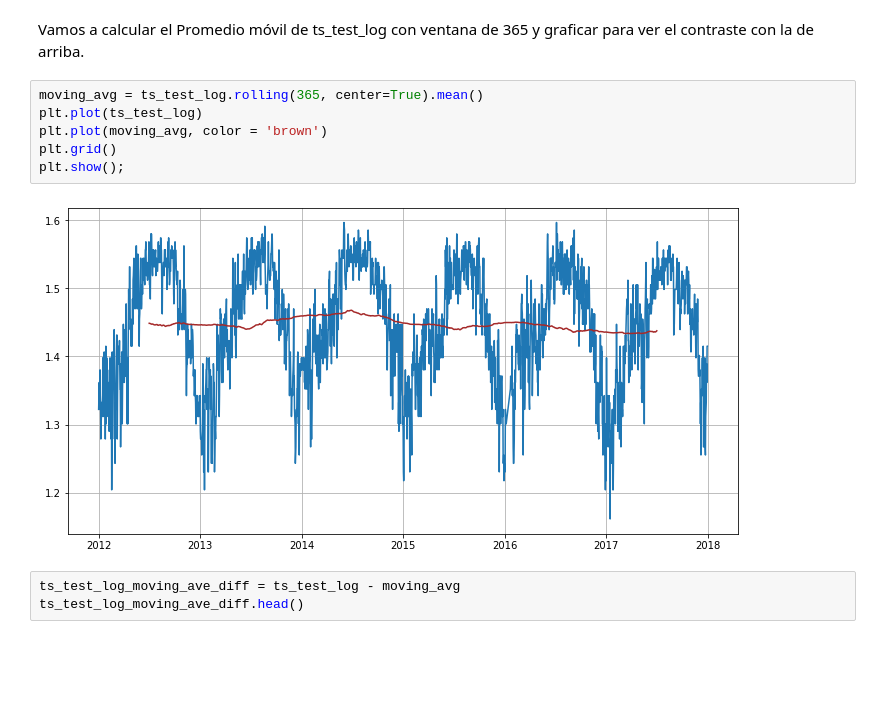
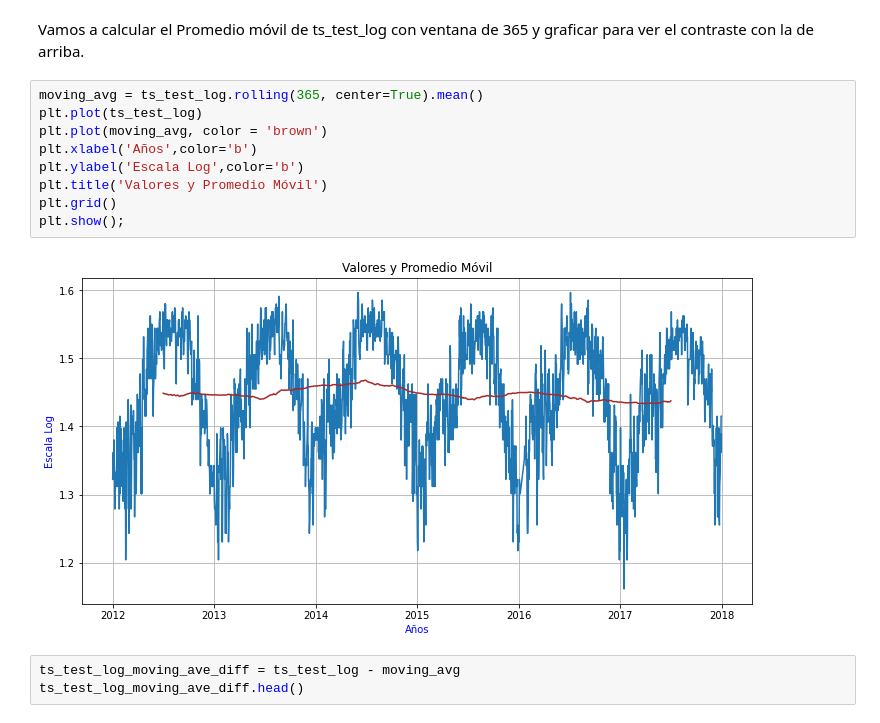
Before and after one commit to carloslizarragac/FisicaComputacional1, a Jupyter notebook: Actividad6.ipynb, the cells around one changed output. Saved outputs shown, nothing was run; the diff lists cells and outputs as text; blank space fills up the shorter version.

```diff
--- a/Actividad6.ipynb
+++ b/Actividad6.ipynb
@@ -200,11 +205,14 @@ Vamos a calcular el Promedio móvil de ts_test_log con ventana de 365 y graficar
 # %%
 moving_avg = ts_test_log.rolling(365, center=True).mean()
 plt.plot(ts_test_log)
 plt.plot(moving_avg, color = 'brown')
+plt.xlabel('Años',color='b')
+plt.ylabel('Escala Log',color='b')
+plt.title('Valores y Promedio Móvil')
 plt.grid()
 plt.show();
 # %% [output]
-[figure, old version]
+[figure, new version]
 # %%
 ts_test_log_moving_ave_diff = ts_test_log - moving_avg
 ts_test_log_moving_ave_diff.head()
```
Also changed, not shown: parts of 13 cells of this notebook.
